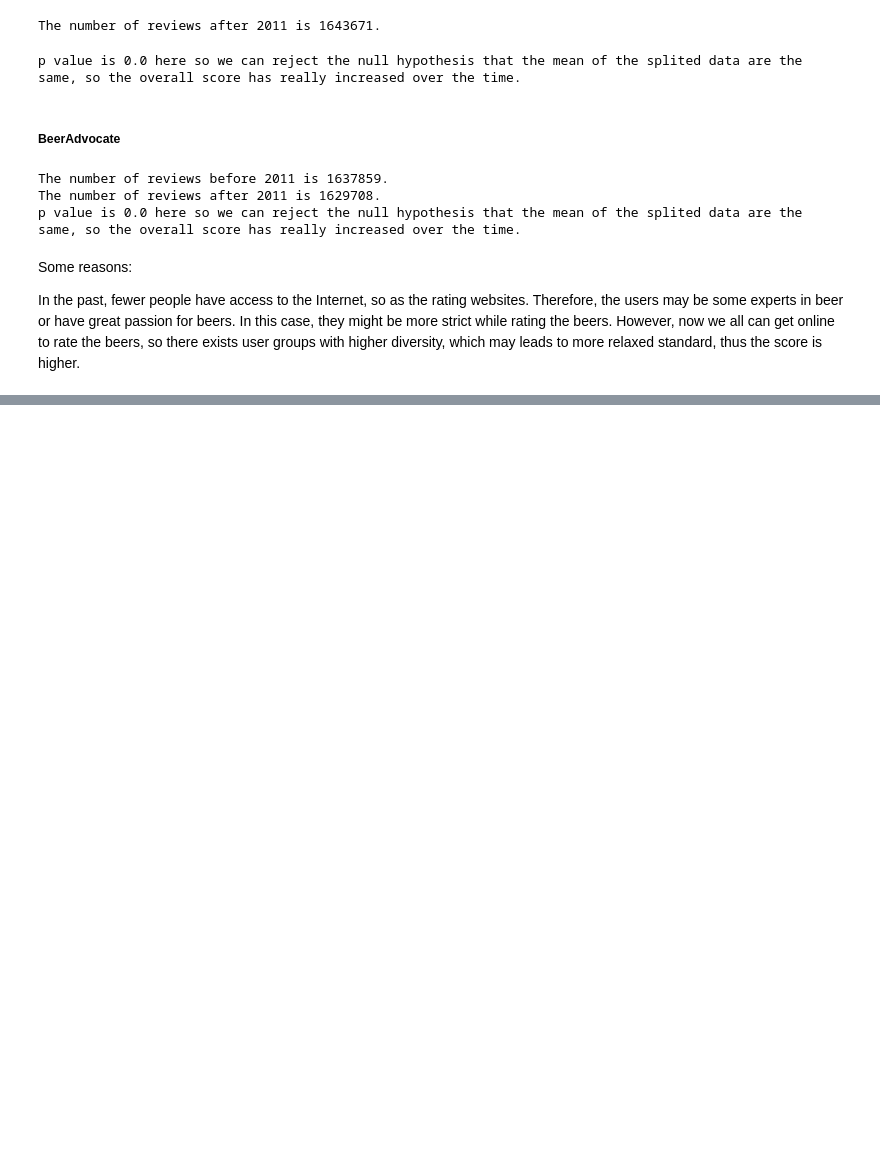
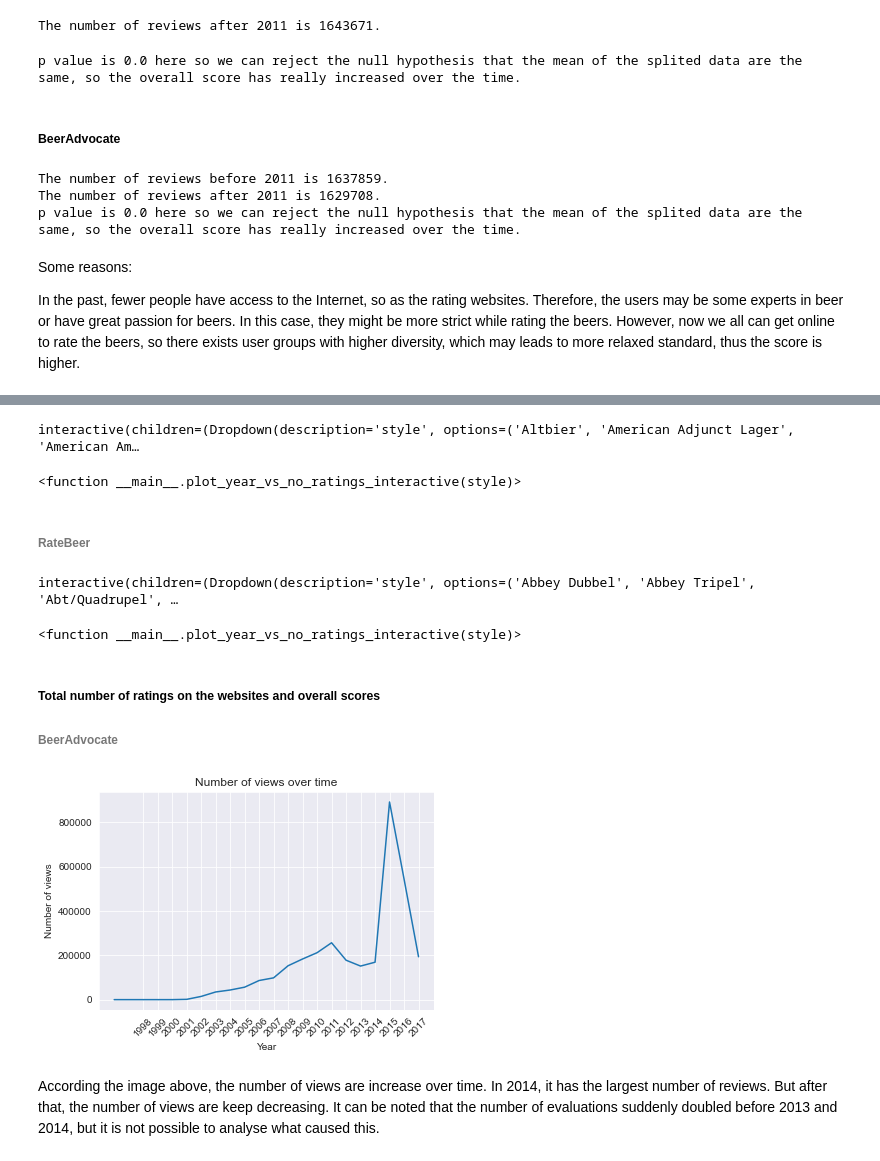
Before and after one commit to PeterYYZhang/2022, a Jupyter notebook: projectM1/Project2_final.ipynb, the cells around one changed output, grey strips where cells are left out. Cells and saved outputs as stored; diff of their text form; code cells hidden in the pictures; blank space fills up the shorter version.

```diff
--- a/projectM1/Project2_final.ipynb
+++ b/projectM1/Project2_final.ipynb
@@ -734,0 +1235,6 @@ However, now we all can get online to rate the beers, so there exists user group
+# %%
+region_ba_style_change = region_ba[['date', 'location', 'beer_id', 'beer_name', 'brewery_id', 'brewery_name', 'overall', 'nbr_ratings', 'nbr_reviews', 'text', 'style']]
+# %%
+region_ba_style_change['formal_date'] = region_ba_style_change.date.apply(lambda x: datetime.datetime.fromtimestamp(x))
+# %%
+region_ba_style_change = region_ba_style_change[['formal_date', 'date', 'location', 'beer_id', 'beer_name', 'brewery_id', 'brewery_name', 'overall', 'nbr_ratings', 'nbr_reviews', 'text', 'style']]
@@ -734,0 +1252,6 @@ However, now we all can get online to rate the beers, so there exists user group
+# %%
+region_ba_style_change.sort_values('formal_date', inplace=True)
+region_ba_style_change['year'] = region_ba_style_change.formal_date.apply(lambda x: x.year)
+region_list = region_agg.location.to_list()
+year_list = region_ba_style_change.year.unique()
+region_list = region_list[:10]
@@ -734,0 +1333,18 @@ However, now we all can get online to rate the beers, so there exists user group
+# %%
+def plot_year_vs_no_ratings_interactive(style):
+    specific_style = style
+    specific_style_region_by = region_ba_style_change[region_ba_style_change['style']==specific_style]
+    specific_style_region_by = specific_style_region_by.dropna(how='any')
+    specific_style_region_by = specific_style_region_by.drop_duplicates('year')
+    sns.lineplot(data=specific_style_region_by, x='year', y='nbr_ratings')
+    plt.title(f'The number of ratings of {style}')
+    plt.xlabel('Year')
+    plt.ylabel('Number of ratings')
+    plt.show()
+
+interact(plot_year_vs_no_ratings_interactive, style=beer_style_list)
+# %% [output]
+interactive(children=(Dropdown(description='style', options=('Altbier', 'American Adjunct Lager', 'American Am…
+<function __main__.plot_year_vs_no_ratings_interactive(style)>
+# %% [markdown]
+###### RateBeer
@@ -734,0 +1355,30 @@ However, now we all can get online to rate the beers, so there exists user group
+# %%
+def plot_year_vs_no_ratings_interactive(style):
+    specific_style = style
+    specific_style_region_by = region_ba_style_change[region_rb_style_change['style']==specific_style]
+    specific_style_region_by = specific_style_region_by.dropna(how='any')
+    specific_style_region_by = specific_style_region_by.drop_duplicates('year')
+    sns.lineplot(data=specific_style_region_by, x='year', y='nbr_ratings')
+    plt.title(f'The number of ratings of {style}')
+    plt.xlabel('Year')
+    plt.ylabel('Number of ratings')
+    plt.show()
+
+interact(plot_year_vs_no_ratings_interactive, style=beer_style_list_rb)
+# %% [output]
+interactive(children=(Dropdown(description='style', options=('Abbey Dubbel', 'Abbey Tripel', 'Abt/Quadrupel', …
+<function __main__.plot_year_vs_no_ratings_interactive(style)>
+# %% [markdown]
+##### Total number of ratings on the websites and overall scores
+###### BeerAdvocate
+# %%
+plt.plot(region_ba_style_change.groupby(['year']).count()['formal_date'].index, region_ba_style_change.groupby(['year']).count()['formal_date'])
+plt.ylabel('Number of views')
+plt.xlabel('Year')
+plt.title('Number of views over time')
+plt.xticks([i for i in range(1998, 2018)], rotation=45)
+plt.show()
+# %% [output]
+[figure, added]
+# %% [markdown]
+According the image above, the number of views are increase over time. In 2014, it has the largest number of reviews. But after that, the number of views are keep decreasing. It can be noted that the number of evaluations suddenly doubled before 2013 and 2014, but it is not possible to analyse what caused this.
```
Also changed, not shown: parts of 101 cells of this notebook.
